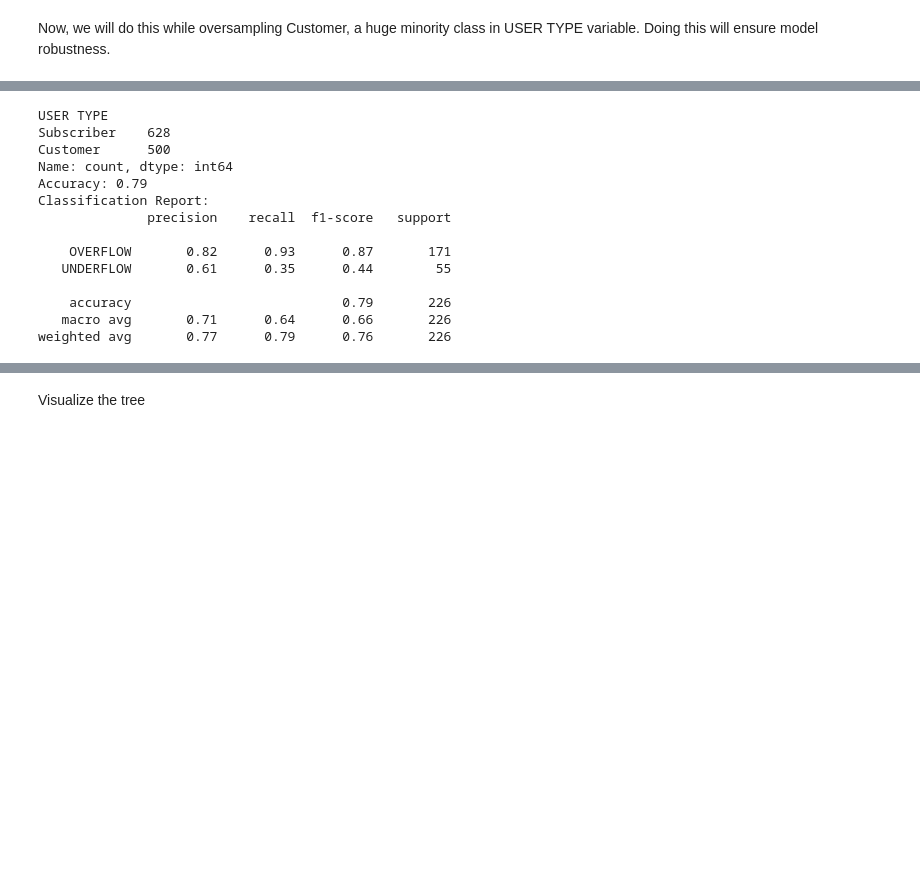
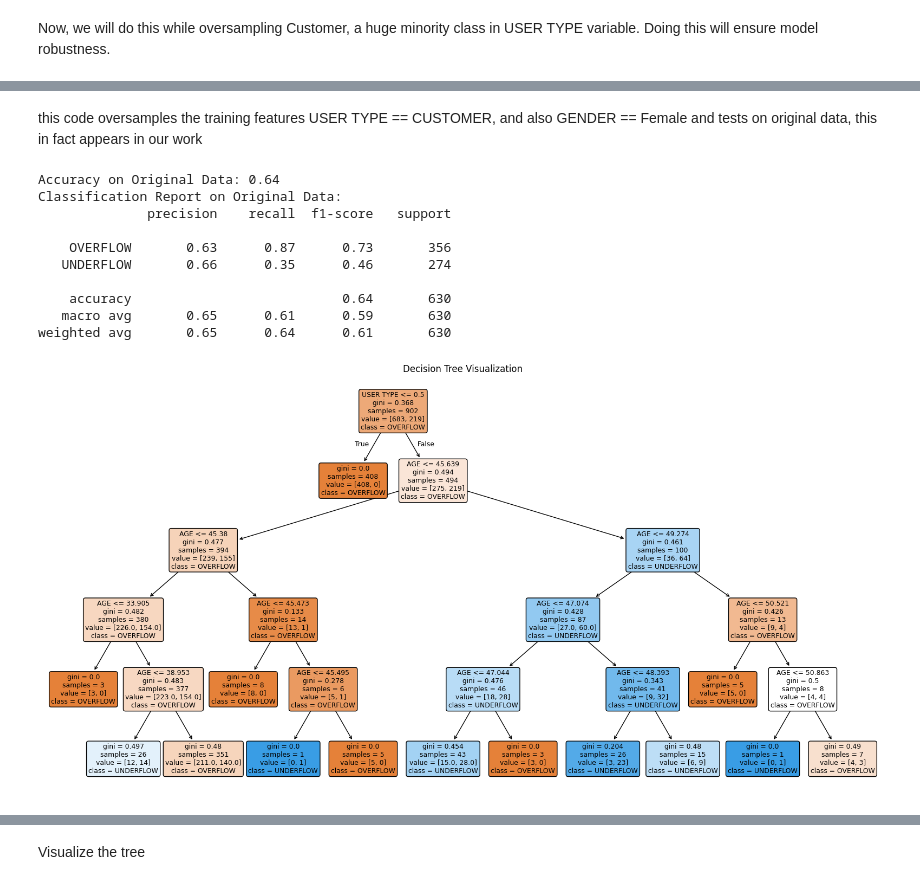
Before and after one commit to TURX/451_divvy_bike, a Jupyter notebook: steve/DecisionTree.ipynb, the cells around one changed output, grey strips where cells are left out. Cells and saved outputs as stored; diff of their text form; code cells hidden in the pictures; blank space fills up the shorter version.

```diff
--- a/steve/DecisionTree.ipynb
+++ b/steve/DecisionTree.ipynb
@@ -162,48 +192,45 @@ Now, we will do this while oversampling Customer, a huge minority class in USER
+# %% [markdown]
+this code oversamples the training features USER TYPE == CUSTOMER, and also GENDER == Female and tests on original data, this in fact appears in our work
 # %%
-# Separate majority and minority classes
 df_majority = df_avg_mode[df_avg_mode['USER TYPE'] == 'Subscriber']
 df_minority = df_avg_mode[df_avg_mode['USER TYPE'] == 'Customer']
-# Upsample minority class
 df_minority_upsampled = resample(df_minority,
-                                 replace=True,     # sample with replacement
+                                 replace=True,
                                  n_samples=int(len(df_minority) * 250),
-                                 random_state=42)  # reproducible results
-# Combine majority class with upsampled minority class
+                                 random_state=42)  # arbitrarily set this to get consistency through the different models
 df_balanced = pd.concat([df_majority, df_minority_upsampled])
-print(df_balanced['USER TYPE'].value_counts())
-# Prepare the data, excluding the 'DATE' and 'STATION ID' columns
 X_balanced = df_balanced.drop(columns=['STATUS', 'STATION ID', 'DATE', 'INFLOW', 'OUTFLOW', 'NET FLOW'])  # Exclude 'DATE' explicitly
 y_balanced = df_balanced['STATUS']
+X_original = df_avg_mode.drop(columns=['STATUS', 'STATION ID', 'DATE', 'INFLOW', 'OUTFLOW', 'NET FLOW'])
+y_original = df_avg_mode['STATUS']
 label_encoders = {}
 for column in X_balanced.select_dtypes(include=[object]).columns:
     le = LabelEncoder()
     X_balanced[column] = le.fit_transform(X_balanced[column])
+    X_original[column] = le.transform(X_original[column])  # Apply the same encoding to original data
     label_encoders[column] = le
-# Split the data into training and testing sets
-X_train_balanced, X_test_balanced, y_train_balanced, y_test_balanced = train_test_split(X_balanced, y_balanced, test_size=0.2, random_state=42)
-# Train the Decision Tree Classifier
+X_train_balanced, X_val_balanced, y_train_balanced, y_val_balanced = train_test_split(X_balanced, y_balanced, test_size=0.2, random_state=42)
 clf_balanced = DecisionTreeClassifier(max_depth=5, random_state=42)
 clf_balanced.fit(X_train_balanced, y_train_balanced)
-y_pred_balanced = clf_balanced.predict(X_test_balanced)
-# Evaluate the model
-accuracy_balanced = accuracy_score(y_test_balanced, y_pred_balanced)
-report_balanced = classification_report(y_test_balanced, y_pred_balanced)
-# Display results
-print(f'Accuracy: {accuracy_balanced:.2f}')
-print('Classification Report:')
-print(report_balanced)
+y_pred_original = clf_balanced.predict(X_original)
+accuracy_original = accuracy_score(y_original, y_pred_original)
+report_original = classification_report(y_original, y_pred_original)
+print(f'Accuracy on Original Data: {accuracy_original:.2f}')
+print('Classification Report on Original Data:')
+print(report_original)
+plt.figure(figsize=(20,10))
+plot_tree(clf_balanced, filled=True, feature_names=X_balanced.columns, class_names=clf_balanced.classes_, rounded=True)
+plt.title('Decision Tree Visualization')
+plt.show()
 # %% [output]
-USER TYPE
-Subscriber    628
-Customer      500
-Name: count, dtype: int64
-Accuracy: 0.79
-Classification Report:
+Accuracy on Original Data: 0.64
+Classification Report on Original Data:
               precision    recall  f1-score   support
 
-    OVERFLOW       0.82      0.93      0.87       171
-   UNDERFLOW       0.61      0.35      0.44        55
+    OVERFLOW       0.63      0.87      0.73       356
+   UNDERFLOW       0.66      0.35      0.46       274
 
-    accuracy                           0.79       226
-   macro avg       0.71      0.64      0.66       226
-weighted avg       0.77      0.79      0.76       226
+    accuracy                           0.64       630
+   macro avg       0.65      0.61      0.59       630
+weighted avg       0.65      0.64      0.61       630
+[figure, added]
```
Also changed, not shown: parts of 11 cells of this notebook.
